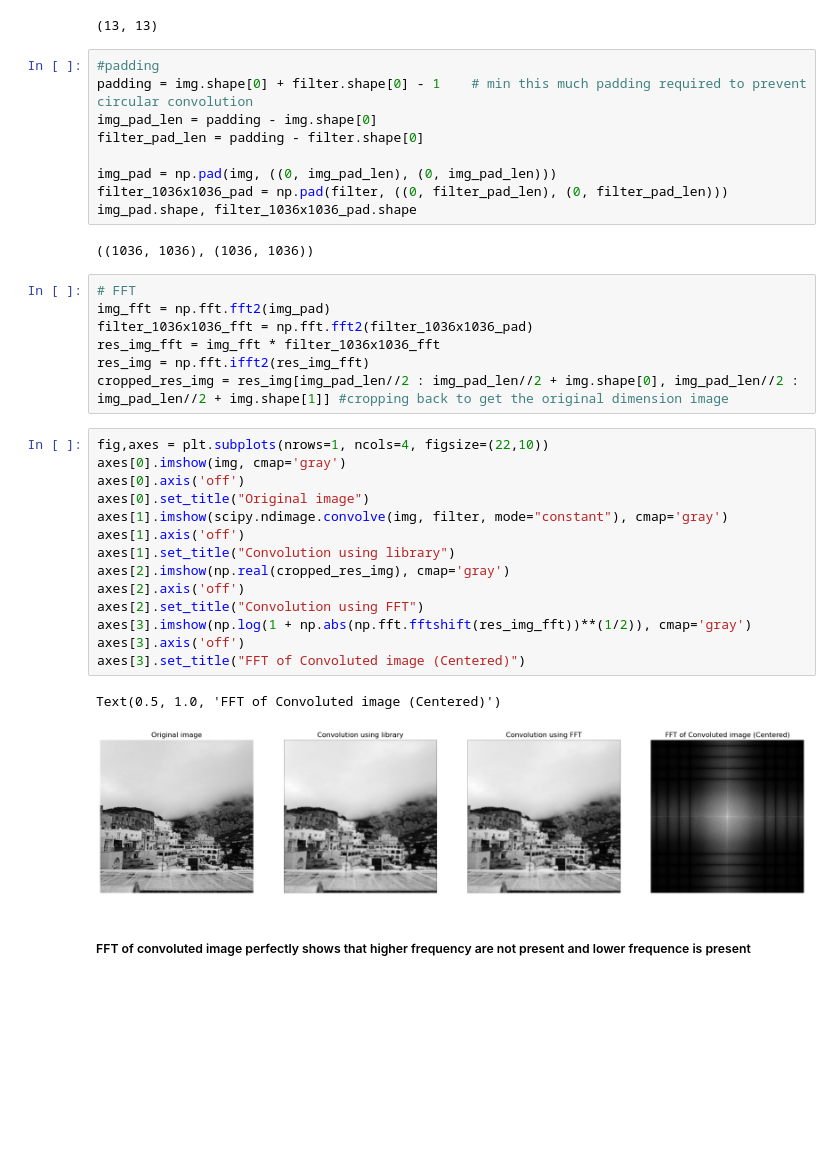
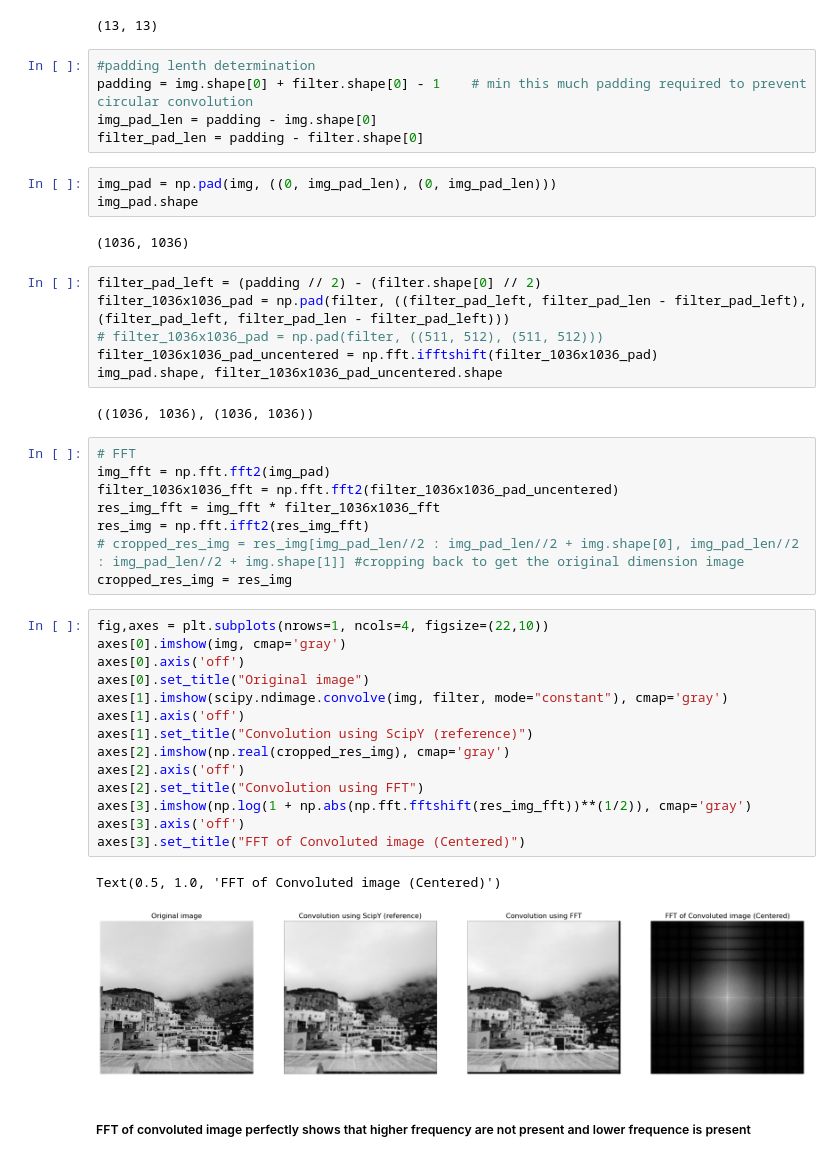
Before and after one commit to tejashmore25/Image-Processing-Assignment, a Jupyter notebook: Assignment 3/DIP_Assignment_3.ipynb, the cells around one changed output. Drawn from its saved outputs; the diff is of its cells as text; blank space fills up the shorter version.

```diff
--- a/Assignment 3/DIP_Assignment_3.ipynb
+++ b/Assignment 3/DIP_Assignment_3.ipynb
@@ -133,40 +133,48 @@ filter.shape
 # %% [output]
 (13, 13)
 # %%
-#padding
+#padding lenth determination
 padding = img.shape[0] + filter.shape[0] - 1    # min this much padding required to prevent circular convolution
 img_pad_len = padding - img.shape[0]
 filter_pad_len = padding - filter.shape[0]
-
-img_pad = np.pad(img, ((0, img_pad_len), (0, img_pad_len)))
-filter_1036x1036_pad = np.pad(filter, ((0, filter_pad_len), (0, filter_pad_len)))
-img_pad.shape, filter_1036x1036_pad.shape
-# %% [output]
-((1036, 1036), (1036, 1036))
+# %%
+img_pad = np.pad(img, ((0, img_pad_len), (0, img_pad_len)))
+img_pad.shape
+# %% [output]
+(1036, 1036)
+# %%
+filter_pad_left = (padding // 2) - (filter.shape[0] // 2)
+filter_1036x1036_pad = np.pad(filter, ((filter_pad_left, filter_pad_len - filter_pad_left), (filter_pad_left, filter_pad_len - filter_pad_left)))
+# filter_1036x1036_pad = np.pad(filter, ((511, 512), (511, 512)))
+filter_1036x1036_pad_uncentered = np.fft.ifftshift(filter_1036x1036_pad)
+img_pad.shape, filter_1036x1036_pad_uncentered.shape
+# %% [output]
+((1036, 1036), (1036, 1036))
 # %%
 # FFT
 img_fft = np.fft.fft2(img_pad)
-filter_1036x1036_fft = np.fft.fft2(filter_1036x1036_pad)
+filter_1036x1036_fft = np.fft.fft2(filter_1036x1036_pad_uncentered)
 res_img_fft = img_fft * filter_1036x1036_fft
 res_img = np.fft.ifft2(res_img_fft)
-cropped_res_img = res_img[img_pad_len//2 : img_pad_len//2 + img.shape[0], img_pad_len//2 : img_pad_len//2 + img.shape[1]] #cropping back to get the original dimension image
+# cropped_res_img = res_img[img_pad_len//2 : img_pad_len//2 + img.shape[0], img_pad_len//2 : img_pad_len//2 + img.shape[1]] #cropping back to get the original dimension image
+cropped_res_img = res_img
 # %%
 fig,axes = plt.subplots(nrows=1, ncols=4, figsize=(22,10))
 axes[0].imshow(img, cmap='gray')
 axes[0].axis('off')
 axes[0].set_title("Original image")
 axes[1].imshow(scipy.ndimage.convolve(img, filter, mode="constant"), cmap='gray')
 axes[1].axis('off')
-axes[1].set_title("Convolution using library")
+axes[1].set_title("Convolution using ScipY (reference)")
 axes[2].imshow(np.real(cropped_res_img), cmap='gray')
 axes[2].axis('off')
 axes[2].set_title("Convolution using FFT")
 axes[3].imshow(np.log(1 + np.abs(np.fft.fftshift(res_img_fft))**(1/2)), cmap='gray')
 axes[3].axis('off')
 axes[3].set_title("FFT of Convoluted image (Centered)")
 # %% [output]
 Text(0.5, 1.0, 'FFT of Convoluted image (Centered)')
-[figure, old version]
+[figure, new version]
 # %% [markdown]
 ##### FFT of convoluted image perfectly shows that higher frequency are not present and lower frequence is present
 # %% [markdown]
```
